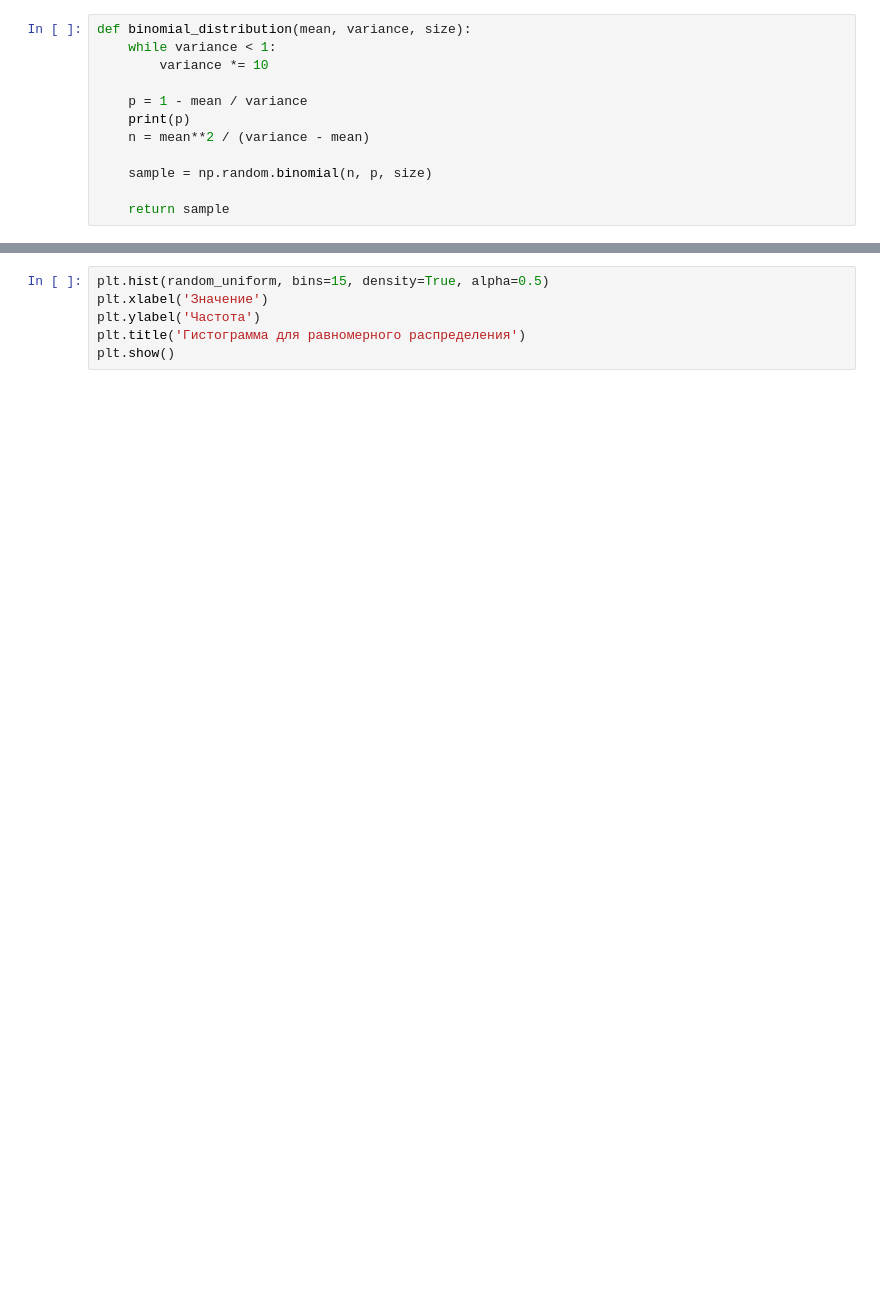
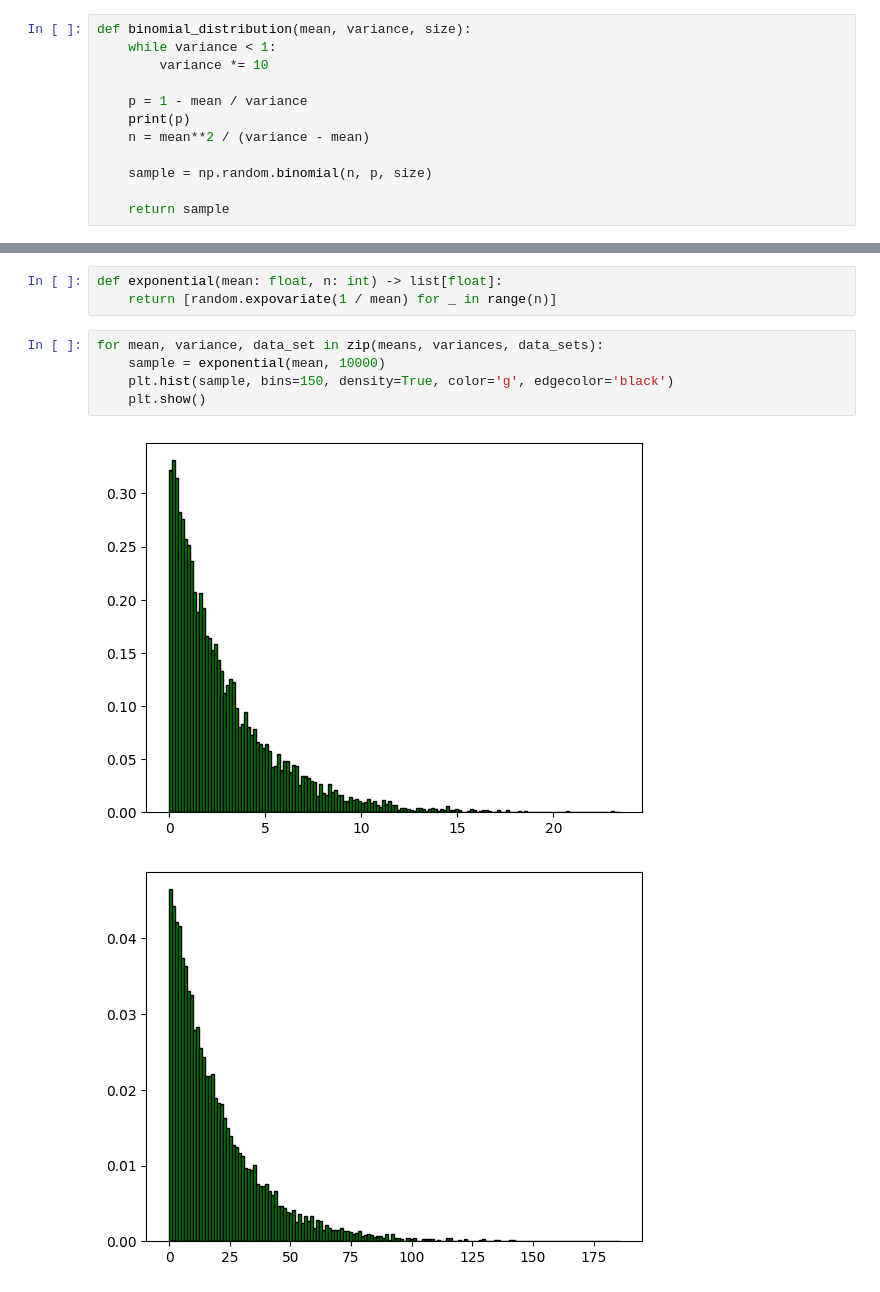
Before and after one commit to ALFecki/matstat, a Jupyter notebook: lab-1/lab1.ipynb, the cells around one changed output, grey strips where cells are left out. Saved outputs shown, nothing was run; the diff lists cells and outputs as text; blank space fills up the shorter version.

```diff
--- a/lab-1/lab1.ipynb
+++ b/lab-1/lab1.ipynb
@@ -162,7 +162,12 @@ for mean, variance, data_set in zip(means, variances, data_sets):
 ValueError: p < 0, p > 1 or p is NaN
+# %%
+def exponential(mean: float, n: int) -> list[float]:
+    return [random.expovariate(1 / mean) for _ in range(n)]
 # %%
-plt.hist(random_uniform, bins=15, density=True, alpha=0.5)
-plt.xlabel('Значение')
-plt.ylabel('Частота')
-plt.title('Гистограмма для равномерного распределения')
-plt.show()
+for mean, variance, data_set in zip(means, variances, data_sets):
+    sample = exponential(mean, 10000)
+    plt.hist(sample, bins=150, density=True, color='g', edgecolor='black')
+    plt.show()
+# %% [output]
+[figure, added]
+[figure, added]
```
Also changed, not shown: parts of 16 cells of this notebook.
